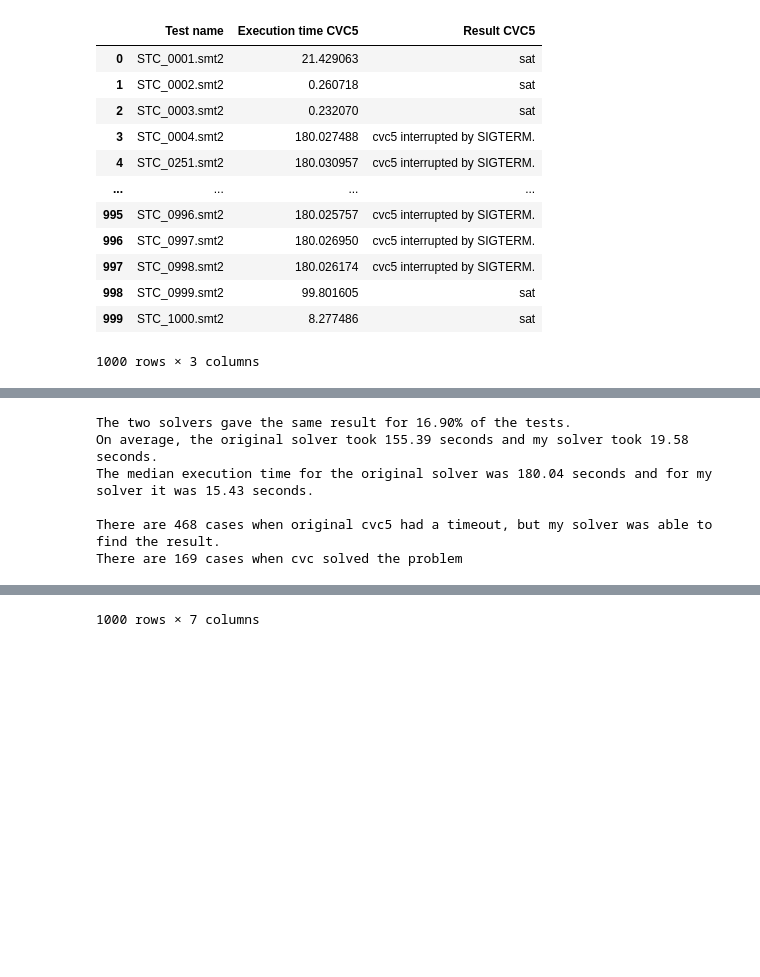
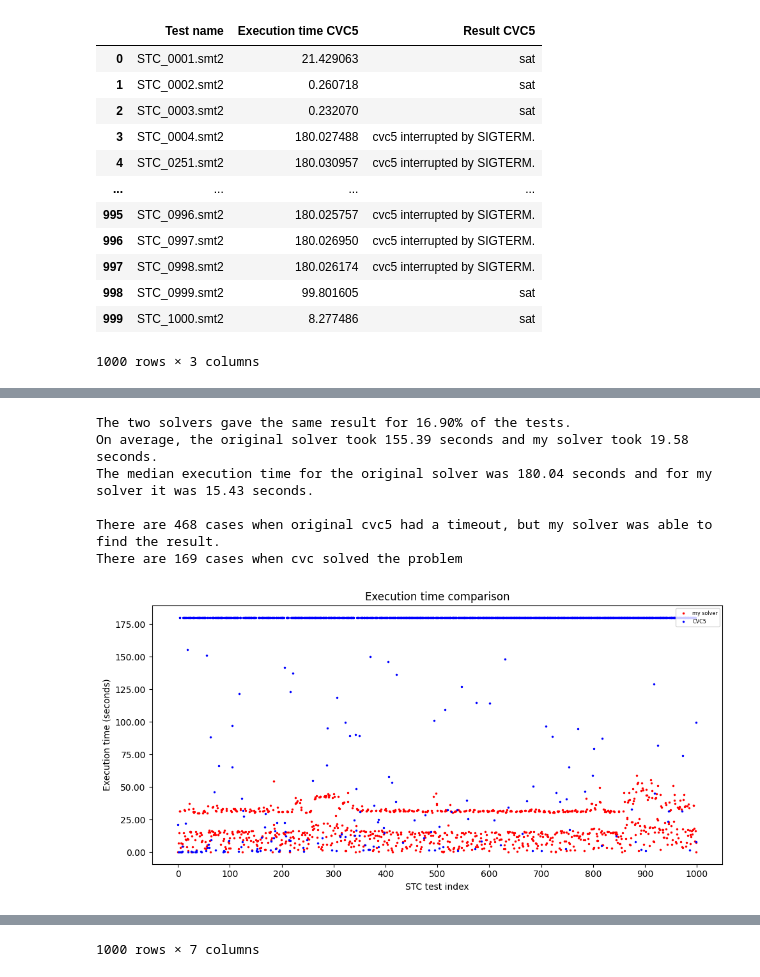
Before and after one commit to burbyleonid/BIE-BAP, a Jupyter notebook: code/src/analysis.ipynb, the cells around one changed output, grey strips where cells are left out. Cells and saved outputs as stored; diff of their text form; code cells hidden in the pictures; blank space fills up the shorter version.

```diff
--- a/code/src/analysis.ipynb
+++ b/code/src/analysis.ipynb
@@ -278,6 +340,7 @@ def process_result(row):
 # %%
 # Starting analysis of STC problems, timeout 3 min
 
+# Third  Run, all STC test
 
 import pandas as pd
 import numpy as np
@@ -343,33 +406,44 @@ small_df = pd.concat([df_head, df_tail])
 # convert the concatenated dataframe to latex
 latex = small_df.to_latex(index=False)
 
 
 # print(latex)
 
 counter = 0
 for index, row in merged_df.iterrows():
     if row['Result CVC'] == 'cvc5 interrupted by SIGTERM.' and not pd.isna(row[' Values']):
         counter += 1
 
 print("")
 print(f"There are {counter} cases when original cvc5 had a timeout, but my solver was able to find the result.")
 
 sat_counter = lambda col: sum(1 for val in col if val == 'sat')
 sat_count_cvc = sat_counter(merged_df['Result CVC'])
 
 print(f"There are {sat_count_cvc} cases when cvc solved the problem")
 
 
 
 merged_df['Result my solver'] = merged_df['Result my solver'].replace({'not sat': 'unsat'})
+
+
+
+# res = plot_execution_times(merged_df)
+
+
+
+res_2 = stc_time_comparison(merged_df, "STC")
+
+
 merged_df
 # %% [output]
 The two solvers gave the same result for 16.90% of the tests.
 On average, the original solver took 155.39 seconds and my solver took 19.58 seconds.
 The median execution time for the original solver was 180.04 seconds and for my solver it was 15.43 seconds.
 
 There are 468 cases when original cvc5 had a timeout, but my solver was able to find the result.
 There are 169 cases when cvc solved the problem
+[figure, added]
 |  | Test name | Execution time my solver | Result my solver | Values | Execution time CVC | Result CVC | ... |
 | 0 | STC_0001.smt2 | 0.030689 | sat | x = -300 y = 1 z = 300 | 21.429063 | sat | ... |
 | 1 | STC_0002.smt2 | 7.177578 | sat | x = -161 y = -54 z = 163 | 0.260718 | sat | ... |
```
Also changed, not shown: parts of 6 cells of this notebook, 1 other file.
